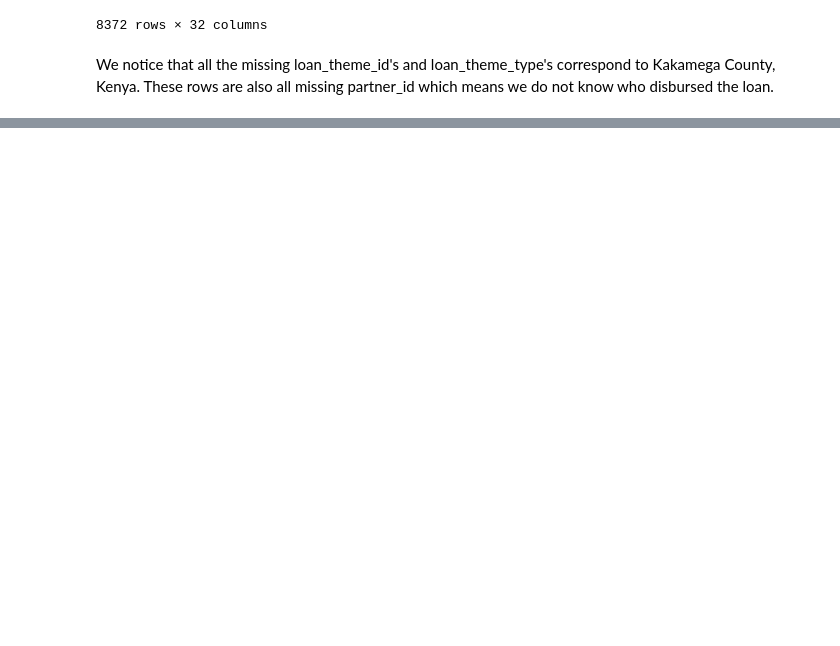
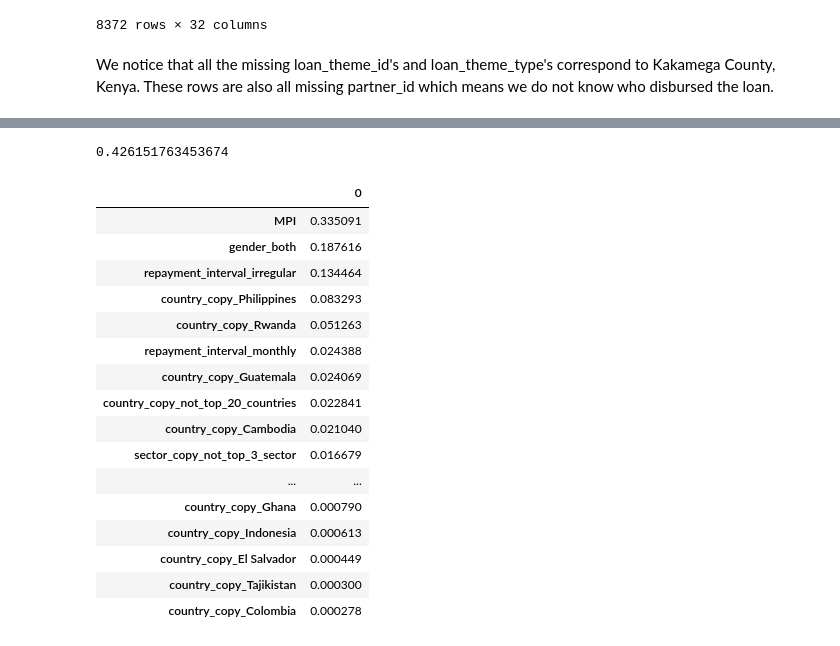
Before and after one commit to smakhijani/kaggle-kiva-crowdfunding, a Jupyter notebook: Preliminary Exploratory Data Analysis.ipynb, the cells around one changed output, grey strips where cells are left out. Saved outputs shown, nothing was run; the diff lists cells and outputs as text; code cells hidden in the pictures; blank space fills up the shorter version.

```diff
--- a/Preliminary Exploratory Data Analysis.ipynb
+++ b/Preliminary Exploratory Data Analysis.ipynb
@@ -1095,0 +1196,2 @@ final_df = final_df.dropna(subset = ['partner_id'])
+# %%
+X_train, X_holdout, y_train, y_holdout = train_test_split(X, y, test_size=0.2)
@@ -1095,0 +1233,26 @@ final_df = final_df.dropna(subset = ['partner_id'])
+# %%
+gs.score(X_holdout, y_holdout)
+# %% [output]
+0.426151763453674
+# %%
+feature_importances = pd.DataFrame(gs.best_estimator_.feature_importances_,\
+                                                   index=X.columns).sort_values(by=0, ascending=False)
+feature_importances
+# %% [output]
+|  | 0 |
+| MPI | 0.335091 |
+| gender_both | 0.187616 |
+| repayment_interval_irregular | 0.134464 |
+| country_copy_Philippines | 0.083293 |
+| country_copy_Rwanda | 0.051263 |
+| repayment_interval_monthly | 0.024388 |
+| country_copy_Guatemala | 0.024069 |
+| country_copy_not_top_20_countries | 0.022841 |
+| country_copy_Cambodia | 0.021040 |
+| sector_copy_not_top_3_sector | 0.016679 |
+| ... | ... |
+| country_copy_Ghana | 0.000790 |
+| country_copy_Indonesia | 0.000613 |
+| country_copy_El Salvador | 0.000449 |
+| country_copy_Tajikistan | 0.000300 |
+| country_copy_Colombia | 0.000278 |
```
Also changed, not shown: parts of 43 cells of this notebook.
